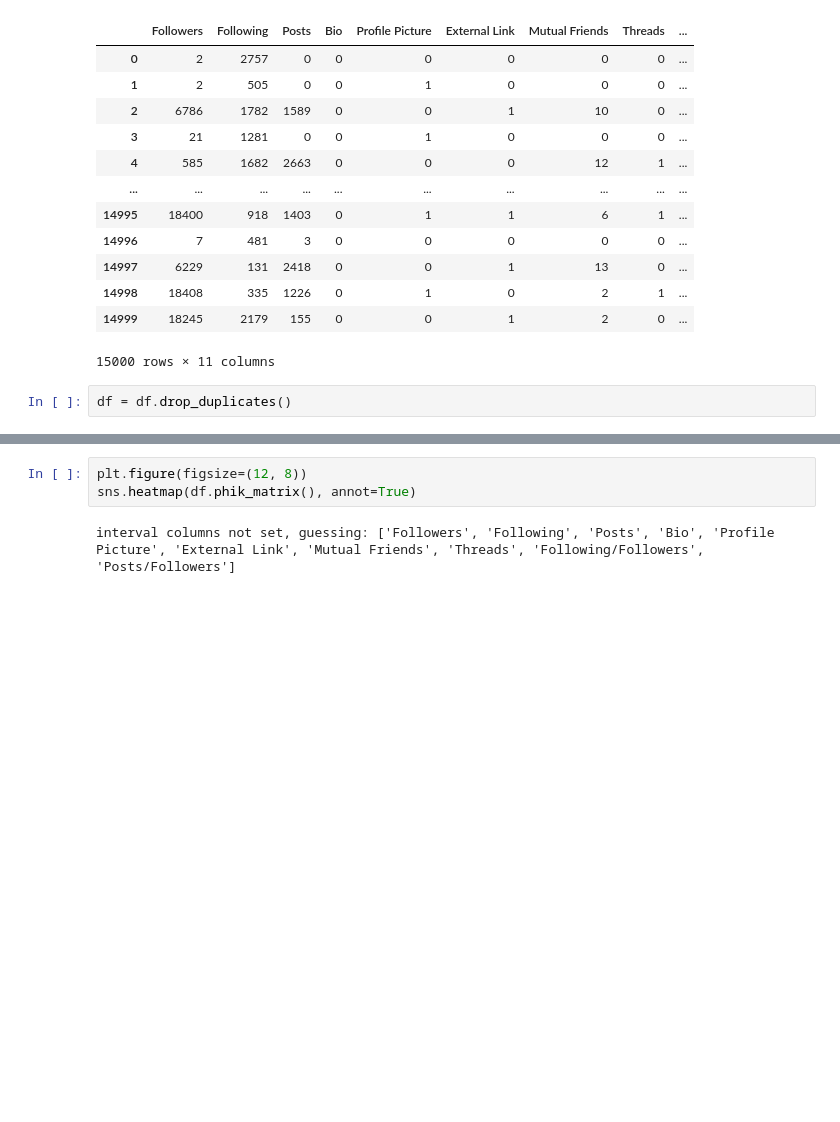
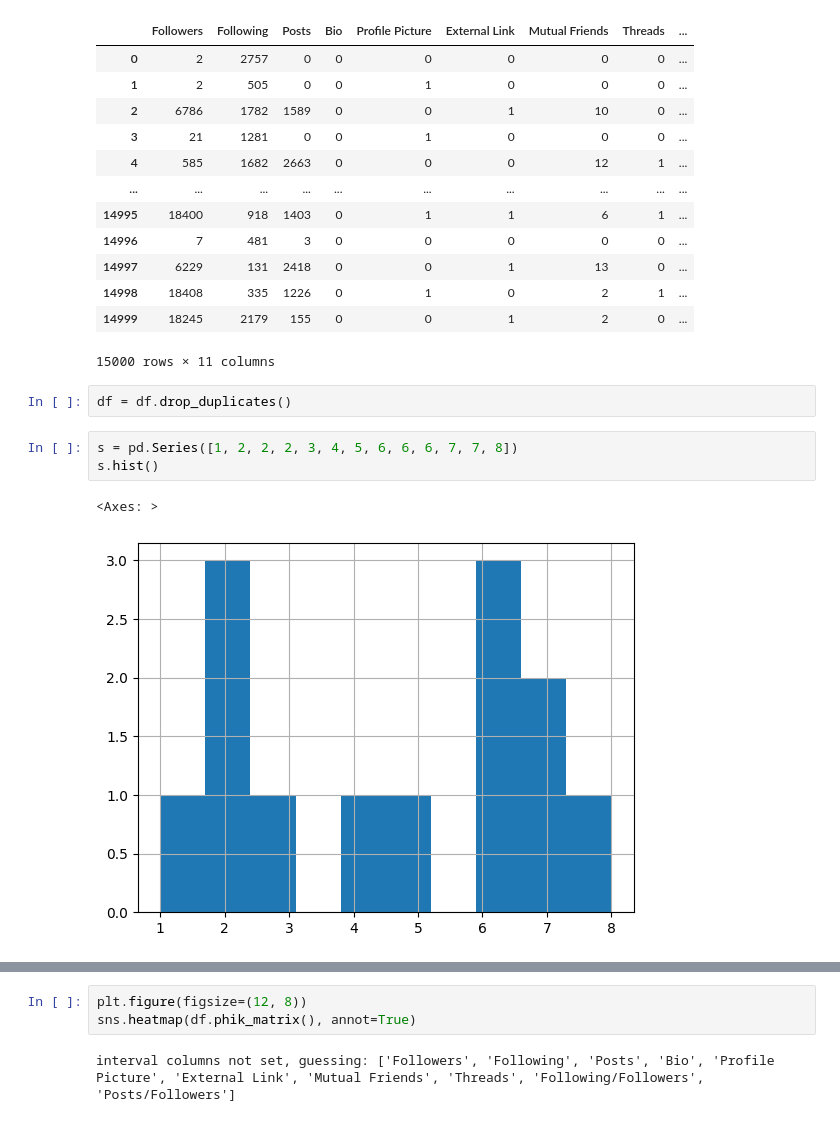
Before and after one commit to VIVALDI142857/api, a Jupyter notebook: notebooks/inst.ipynb, the cells around one changed output, grey strips where cells are left out. Drawn from its saved outputs; the diff is of its cells as text; blank space fills up the shorter version.

```diff
--- a/notebooks/inst.ipynb
+++ b/notebooks/inst.ipynb
@@ -170,3 +168,9 @@ df
 15000 rows × 11 columns
 # %%
 df = df.drop_duplicates()
+# %%
+s = pd.Series([1, 2, 2, 2, 3, 4, 5, 6, 6, 6, 7, 7, 8])
+s.hist()
+# %% [output]
+<Axes: >
+[figure, added]
```
Also changed, not shown: parts of 5 cells of this notebook, 32 other files.
